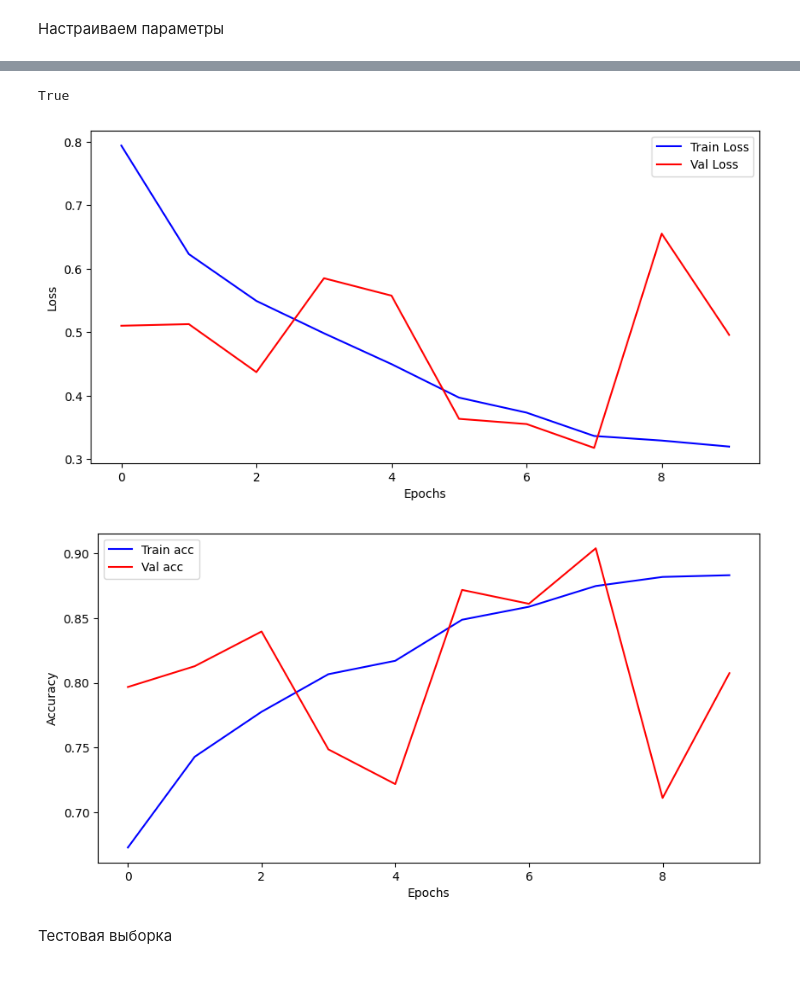
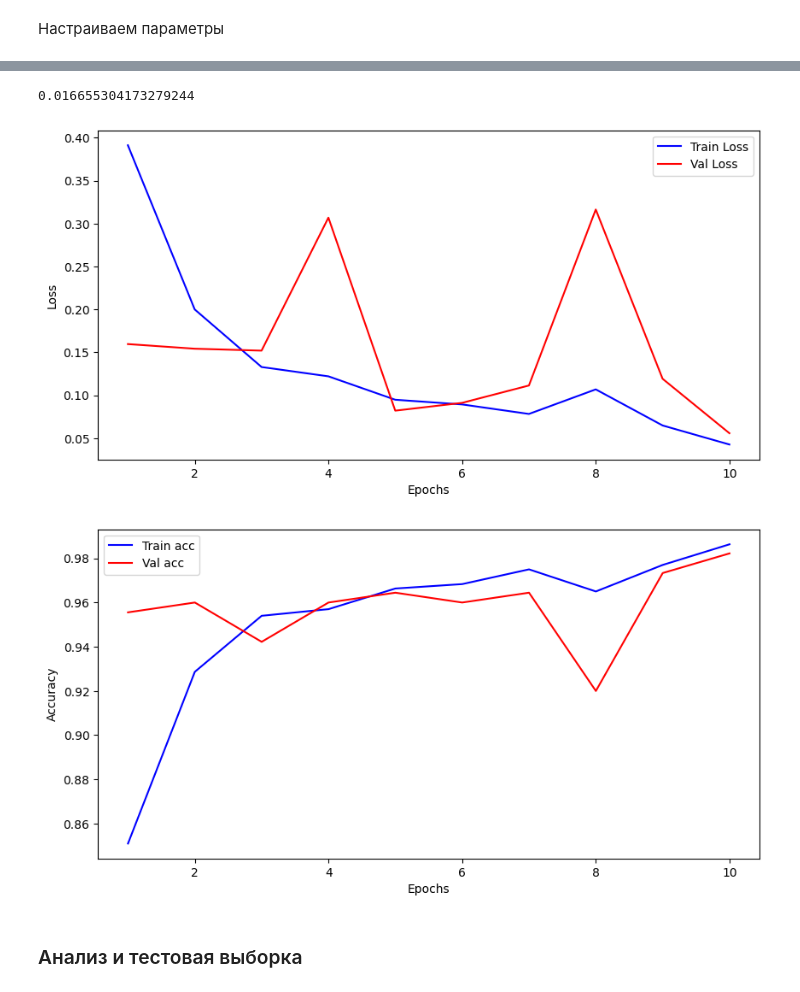
Before and after one commit to KirjikTeremok/WeatherNet, a Jupyter notebook: create_dataset.ipynb, the cells around one changed output, grey strips where cells are left out. Saved outputs shown, nothing was run; the diff lists cells and outputs as text; code cells hidden in the pictures.

```diff
--- a/create_dataset.ipynb
+++ b/create_dataset.ipynb
@@ -57,7 +58,7 @@ class rscDataset(Dataset):
             im = self.transform(im)
         return im, gt
 
-def get_dls(root,batch_size, transforms,  split=[0.8, 0.05, 0.1], ns=4):
+def get_dls(root,batch_size, transforms,  split=[0.8, 0.06, 0.1], ns=4):
 
     data = rscDataset(root_dir=root, transform=transform)
     total_len = len(data)
@@ -78,11 +79,14 @@ mean, std, img_size = [0.485, 0.456, 0.406], [0.229, 0.224, 0.225], 224
 
 transform = transforms.Compose([
     transforms.Resize((img_size, img_size)),
+    transforms.RandomHorizontalFlip(),
+    transforms.RandomRotation(15),
+    transforms.ColorJitter(brightness=0.2, contrast=0.2, saturation=0.2),
     transforms.ToTensor(),
     transforms.Normalize(mean = mean, std = std)
 ])
-tr_dl, val_dl, test_dl, classes = get_dls(root = path_rsc, transforms = transform, batch_size = 16)
+tr_dl, val_dl, test_dl, classes = get_dls(root = path_rsc, transforms = transform, batch_size = 32)
 
-print(len(tr_dl)); print(len(val_dl)); print(len(ts_dl)); print(classes)
+print(len(tr_dl)); print(len(val_dl)); print(len(test_dl)); print(classes)
 # %% [output]
 188
@@ -128,6 +132,6 @@ visualize(tr_dl.dataset, 20, 4, "rgb", list(classes.keys()))
 # %% [markdown]
 Настраиваем параметры
 # %%
-lr = 0.01
+lr = 0.001
 num_epochs = 10
 # %% [markdown]
@@ -134,2 +139,13 @@ num_epochs = 10
 Используем предобученную модель resnet50 из библиотеки timm
+# %%
+import timm
+from tqdm import tqdm
+device = torch.device("cuda" if torch.cuda.is_available() else "cpu")
+
+m = timm.create_model("resnet50", pretrained = True, num_classes = len(classes), drop_rate=0.15)
+m = m.to(device)
+
+loss_fn = torch.nn.CrossEntropyLoss()
+optimizer = torch.optim.Adam(params=m.parameters(), lr = lr, weight_decay=1e-5, betas=(0.9, 0.999))
+tr_losses, val_losses, tr_accs, val_accs = [], [], [], []
 # %%
@@ -243,24 +249,25 @@ Loss value did not decrease for 2 epochs
 ... (9 outputs left out)
 # %%
-print(torch.cuda.is_available())
 # %% [output]
-True
+0.016655304173279244
 # %%
+num_epoch2 = [x+1 for x in range(len(tr_losses))]
+
 plt.figure(figsize=(10,5))
 plt.xlabel("Epochs")
 plt.ylabel("Loss")
-sns.lineplot(x=num_epochs, y=tr_losses, label = "Train Loss", c = "blue")
-sns.lineplot(x=num_epochs, y=val_losses, label = "Val Loss", c = "red")
+sns.lineplot(x=num_epoch2, y=tr_losses, label = "Train Loss", color = "blue")
+sns.lineplot(x=num_epoch2, y=val_losses, label = "Val Loss", color = "red")
 plt.show()
 
 plt.figure(figsize=(10,5))
 plt.xlabel("Epochs")
 plt.ylabel("Accuracy")
-sns.lineplot(x=num_epochs, y=tr_accs, label = "Train acc", c = "blue")
-sns.lineplot(x=num_epochs, y=val_accs, label = "Val acc", c = "red")
+sns.lineplot(x=num_epoch2, y=tr_accs, label = "Train acc", color = "blue")
+sns.lineplot(x=num_epoch2, y=val_accs, label = "Val acc", color = "red")
 plt.show()
 # %% [output]
-[figure, old version]
+[figure, new version]
-[figure, old version]
+[figure, new version]
 # %% [markdown]
-Тестовая выборка
+### Анализ и тестовая выборка
```
Also changed, not shown: parts of 10 cells of this notebook.
